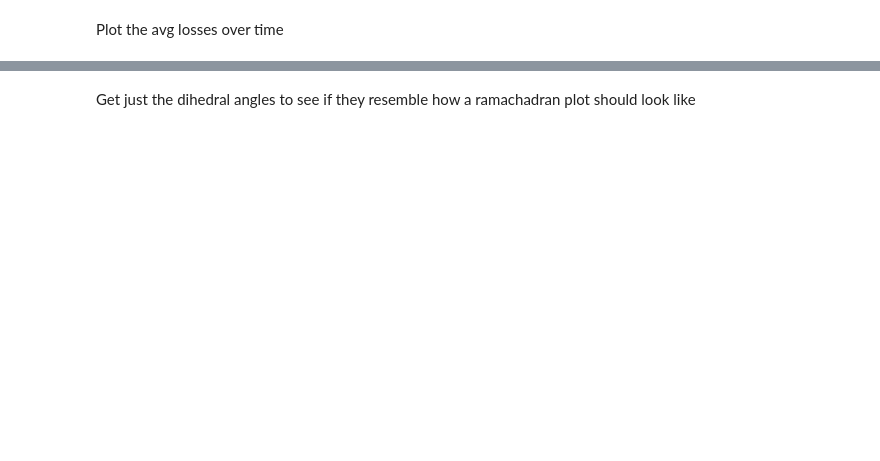
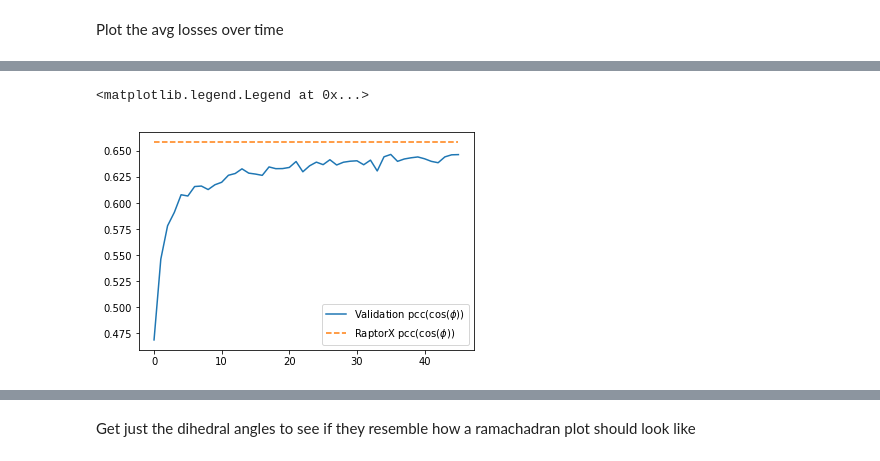
Before and after one commit to m3h0w/protein-dihedral-angles-prediction, a Jupyter notebook: Full pipeline - tensor data.ipynb, the cells around one changed output, grey strips where cells are left out. Drawn from its saved outputs; the diff is of its cells as text; code cells hidden in the pictures; blank space fills up the shorter version.

```diff
--- a/Full pipeline - tensor data.ipynb
+++ b/Full pipeline - tensor data.ipynb
@@ -276,0 +306,7 @@ plt.plot(avg_losses)
+# %%
+plt.plot(pccs[:,0], label='Validation pcc(cos($\phi$))')
+plt.plot(np.ones_like(pccs[:,0]) * 0.6585, '--', label='RaptorX pcc(cos($\phi$))')
+plt.legend()
+# %% [output]
+<matplotlib.legend.Legend at 0x...>
+[figure, added]
```
Also changed, not shown: parts of 15 cells of this notebook, 2 other files.
